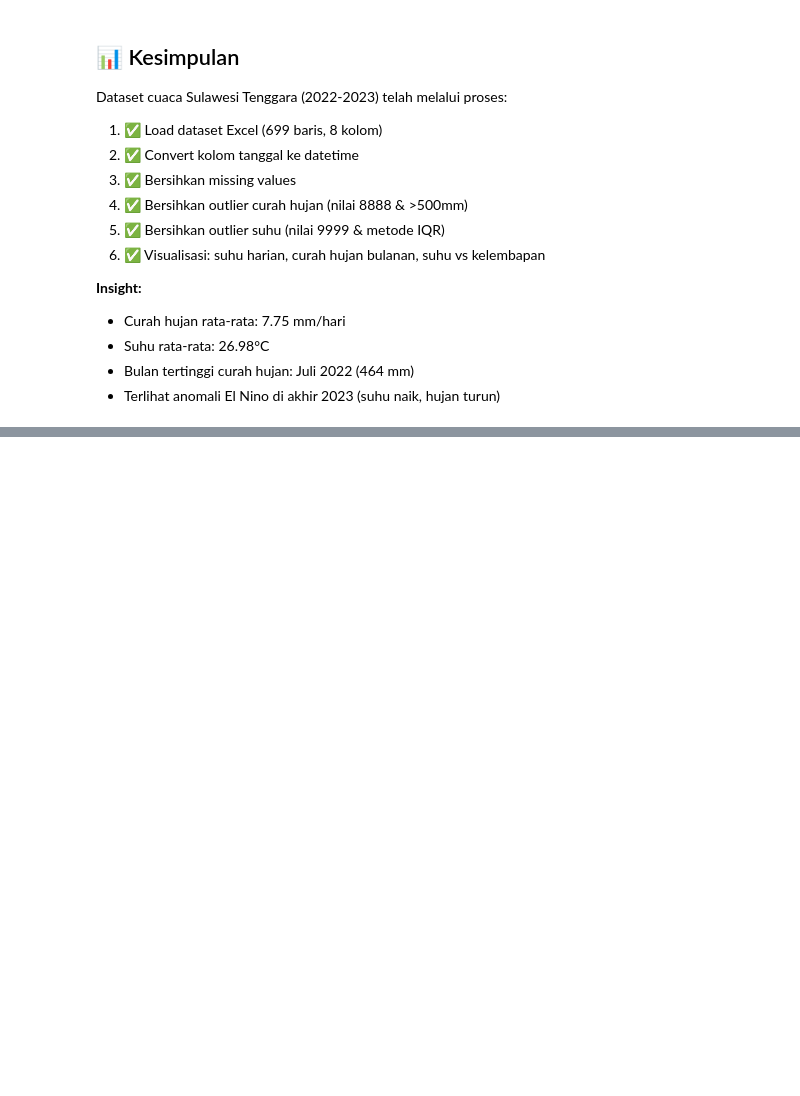
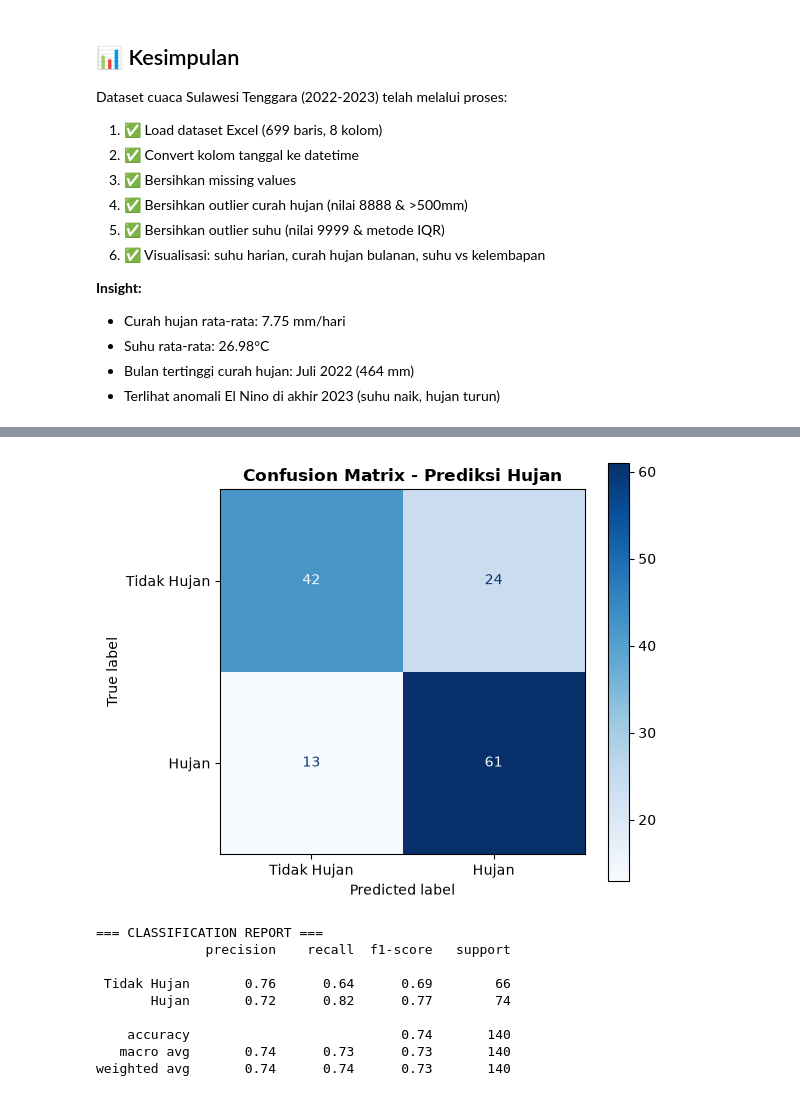
Before and after one commit to Syithah15/dataset-project, a Jupyter notebook: notebooks/olah_dataset.ipynb, the cells around one changed output, grey strips where cells are left out. Cells and saved outputs as stored; diff of their text form; code cells hidden in the pictures; blank space fills up the shorter version.

Commit message:
feat: add rainfall prediction model (Random Forest)

```diff
--- a/notebooks/olah_dataset.ipynb
+++ b/notebooks/olah_dataset.ipynb
@@ -353,0 +647,25 @@ Dataset cuaca Sulawesi Tenggara (2022-2023) telah melalui proses:
+# %%
+# === MODEL FINAL: Konfigurasi Terbaik ===
+from sklearn.ensemble import RandomForestClassifier
+
+model_final = RandomForestClassifier(
+    n_estimators=100,
+    random_state=42,
+    max_depth=3,
+    min_samples_split=20,
+    min_samples_leaf=10
+)
+
+model_final.fit(X_train, y_train)
+
+train_acc = model_final.score(X_train, y_train) * 100
+test_acc = model_final.score(X_test, y_test) * 100
+
+print("=" * 50)
+print("🎯 MODEL FINAL - Random Forest")
+print("=" * 50)
+print(f"📊 Akurasi Training: {train_acc:.2f}%")
+print(f"📊 Akurasi Testing : {test_acc:.2f}%")
+print(f"📊 Gap            : {train_acc - test_acc:.2f}%")
+print()
+print("✅ Model sehat (gap < 5%)")
@@ -353,0 +681,31 @@ Dataset cuaca Sulawesi Tenggara (2022-2023) telah melalui proses:
+# %%
+# === CONFUSION MATRIX ===
+from sklearn.metrics import ConfusionMatrixDisplay, classification_report
+
+y_pred = model_final.predict(X_test)
+
+fig, ax = plt.subplots(figsize=(6, 5))
+ConfusionMatrixDisplay.from_estimator(
+    model_final, X_test, y_test,
+    display_labels=['Tidak Hujan', 'Hujan'],
+    cmap='Blues', ax=ax
+)
+ax.set_title('Confusion Matrix - Prediksi Hujan', fontsize=12, fontweight='bold')
+plt.tight_layout()
+plt.show()
+
+print()
+print("=== CLASSIFICATION REPORT ===")
+print(classification_report(y_test, y_pred,
+                            target_names=['Tidak Hujan', 'Hujan']))
+# %% [output]
+[figure, added]
+=== CLASSIFICATION REPORT ===
+              precision    recall  f1-score   support
+
+ Tidak Hujan       0.76      0.64      0.69        66
+       Hujan       0.72      0.82      0.77        74
+
+    accuracy                           0.74       140
+   macro avg       0.74      0.73      0.73       140
+weighted avg       0.74      0.74      0.73       140
```
Also changed, not shown: parts of 25 cells of this notebook, 3 other files.
